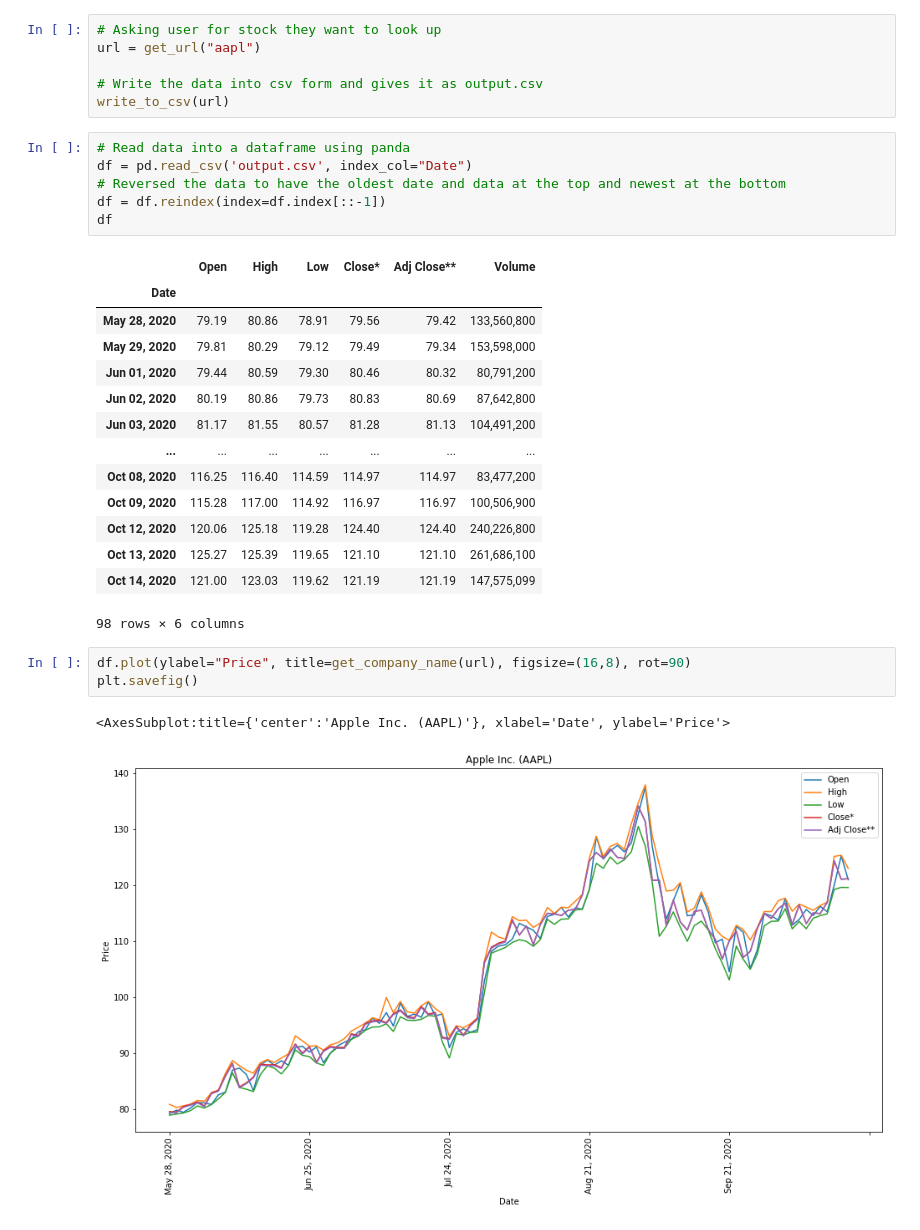
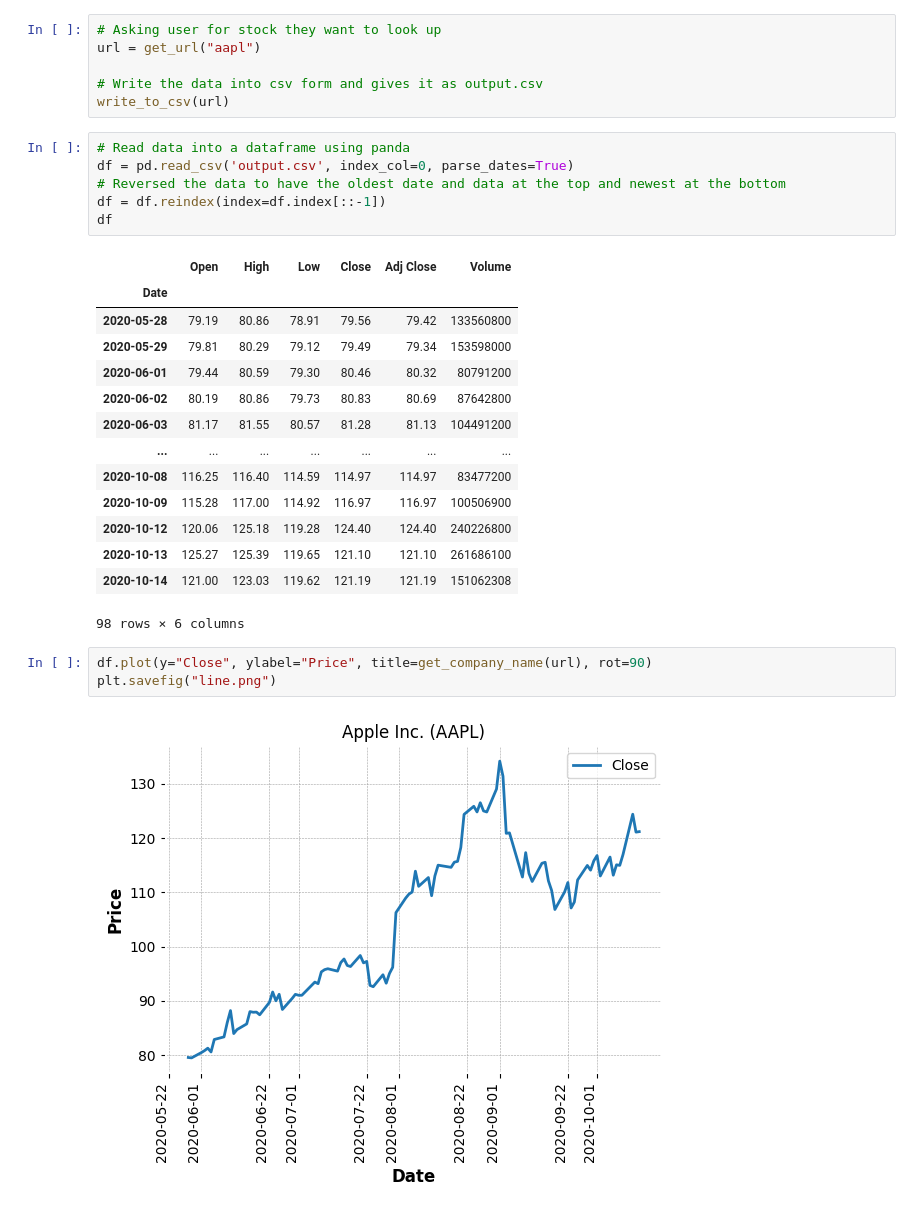
Before and after one commit to CSE-Courses/course-project-a8-mcm, a Jupyter notebook: Graphs.ipynb, the cells around one changed output. Drawn from its saved outputs; the diff is of its cells as text.

Commit message:
Task #24, 25, 27, 37. Finally the graphs are working properly and turned into a png file to be put in pygames.

```diff
--- a/Graphs.ipynb
+++ b/Graphs.ipynb
@@ -27,28 +26,27 @@ url = get_url("aapl")
 write_to_csv(url)
 # %%
 # Read data into a dataframe using panda
-df = pd.read_csv('output.csv', index_col="Date")
+df = pd.read_csv('output.csv', index_col=0, parse_dates=True)
 # Reversed the data to have the oldest date and data at the top and newest at the bottom
 df = df.reindex(index=df.index[::-1])
 df
 # %% [output]
-|  | Open | High | Low | Close* | Adj Close** | Volume |
+|  | Open | High | Low | Close | Adj Close | Volume |
 | Date |  |  |  |  |  |  |
-| May 28, 2020 | 79.19 | 80.86 | 78.91 | 79.56 | 79.42 | 133,560,800 |
-| May 29, 2020 | 79.81 | 80.29 | 79.12 | 79.49 | 79.34 | 153,598,000 |
-| Jun 01, 2020 | 79.44 | 80.59 | 79.30 | 80.46 | 80.32 | 80,791,200 |
-| Jun 02, 2020 | 80.19 | 80.86 | 79.73 | 80.83 | 80.69 | 87,642,800 |
-| Jun 03, 2020 | 81.17 | 81.55 | 80.57 | 81.28 | 81.13 | 104,491,200 |
+| 2020-05-28 | 79.19 | 80.86 | 78.91 | 79.56 | 79.42 | 133560800 |
+| 2020-05-29 | 79.81 | 80.29 | 79.12 | 79.49 | 79.34 | 153598000 |
+| 2020-06-01 | 79.44 | 80.59 | 79.30 | 80.46 | 80.32 | 80791200 |
+| 2020-06-02 | 80.19 | 80.86 | 79.73 | 80.83 | 80.69 | 87642800 |
+| 2020-06-03 | 81.17 | 81.55 | 80.57 | 81.28 | 81.13 | 104491200 |
 | ... | ... | ... | ... | ... | ... | ... |
-| Oct 08, 2020 | 116.25 | 116.40 | 114.59 | 114.97 | 114.97 | 83,477,200 |
-| Oct 09, 2020 | 115.28 | 117.00 | 114.92 | 116.97 | 116.97 | 100,506,900 |
-| Oct 12, 2020 | 120.06 | 125.18 | 119.28 | 124.40 | 124.40 | 240,226,800 |
-| Oct 13, 2020 | 125.27 | 125.39 | 119.65 | 121.10 | 121.10 | 261,686,100 |
-| Oct 14, 2020 | 121.00 | 123.03 | 119.62 | 121.19 | 121.19 | 147,575,099 |
+| 2020-10-08 | 116.25 | 116.40 | 114.59 | 114.97 | 114.97 | 83477200 |
+| 2020-10-09 | 115.28 | 117.00 | 114.92 | 116.97 | 116.97 | 100506900 |
+| 2020-10-12 | 120.06 | 125.18 | 119.28 | 124.40 | 124.40 | 240226800 |
+| 2020-10-13 | 125.27 | 125.39 | 119.65 | 121.10 | 121.10 | 261686100 |
+| 2020-10-14 | 121.00 | 123.03 | 119.62 | 121.19 | 121.19 | 151062308 |
 98 rows × 6 columns
 # %%
-df.plot(ylabel="Price", title=get_company_name(url), figsize=(16,8), rot=90)
-plt.savefig()
+df.plot(y="Close", ylabel="Price", title=get_company_name(url), rot=90)
+plt.savefig("line.png")
 # %% [output]
-<AxesSubplot:title={'center':'Apple Inc. (AAPL)'}, xlabel='Date', ylabel='Price'>
-[figure, old version]
+[figure, new version]
```
Also changed, not shown: parts of 2 cells of this notebook, 2 other files.
